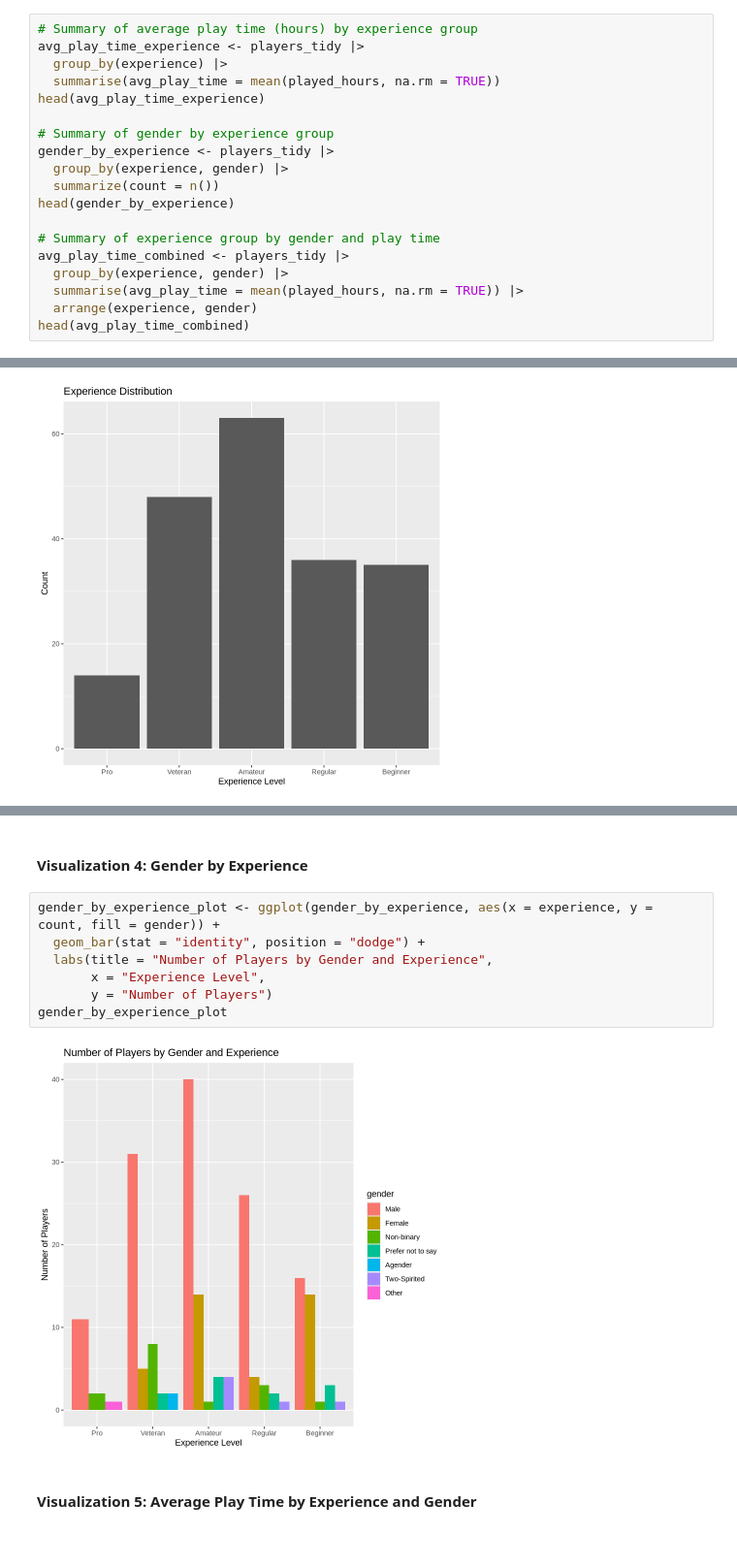
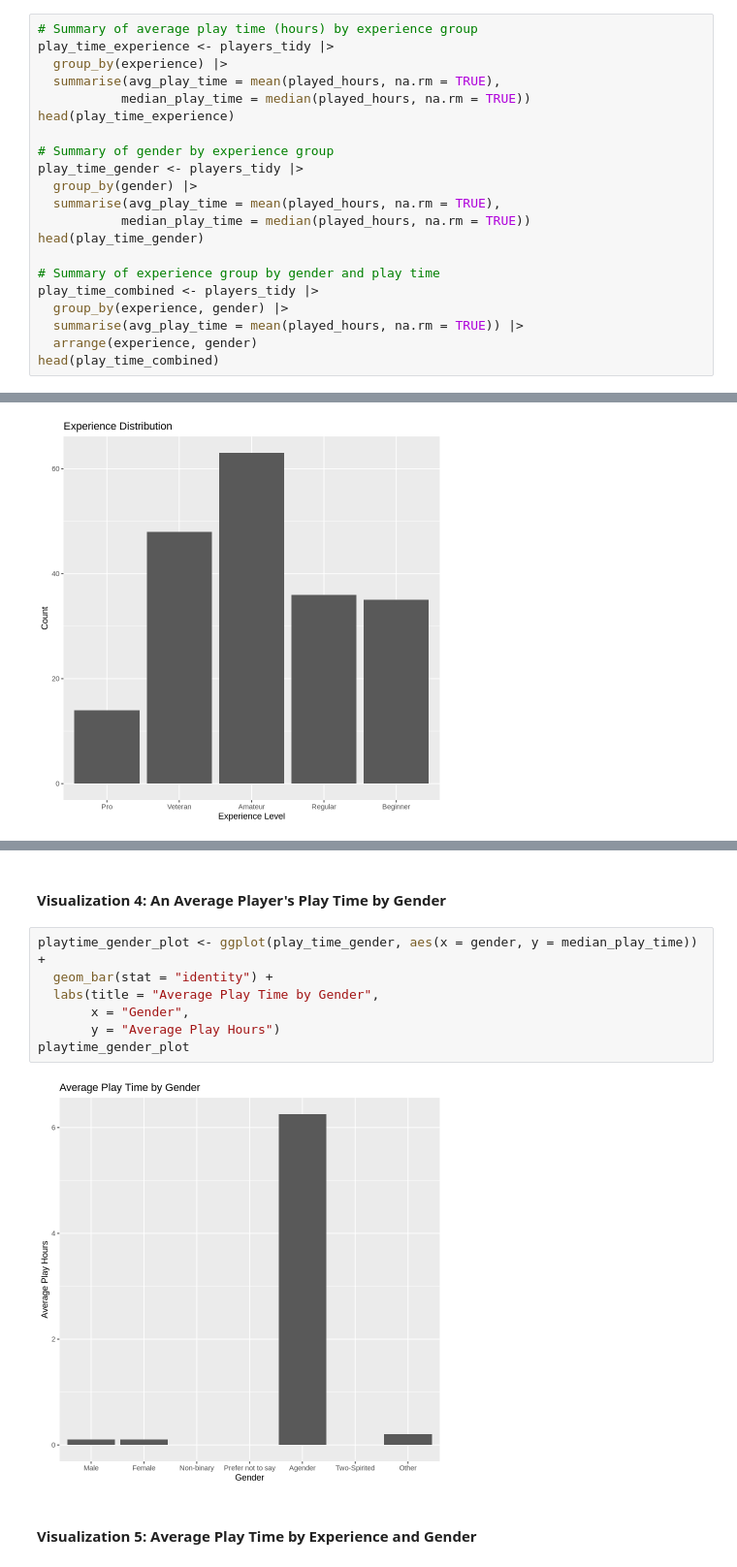
Before and after one commit to crowbirdy/project-003-29, a Jupyter notebook: Final_project.ipynb, the cells around one changed output, grey strips where cells are left out. Shown at 97% size. Drawn from its saved outputs; the diff is of its cells as text.

```diff
--- a/Final_project.ipynb
+++ b/Final_project.ipynb
@@ -143,21 +163,23 @@ A tibble: 5 × 2
 ### **2. Exploratory Data Analysis**
 # %%
 # Summary of average play time (hours) by experience group
-avg_play_time_experience <- players_tidy |>
+play_time_experience <- players_tidy |>
   group_by(experience) |>
-  summarise(avg_play_time = mean(played_hours, na.rm = TRUE))
-head(avg_play_time_experience)
+  summarise(avg_play_time = mean(played_hours, na.rm = TRUE),
+           median_play_time = median(played_hours, na.rm = TRUE))
+head(play_time_experience)
 
 # Summary of gender by experience group
-gender_by_experience <- players_tidy |>
-  group_by(experience, gender) |>
-  summarize(count = n())
-head(gender_by_experience)
+play_time_gender <- players_tidy |>
+  group_by(gender) |>
+  summarise(avg_play_time = mean(played_hours, na.rm = TRUE),
+           median_play_time = median(played_hours, na.rm = TRUE))
+head(play_time_gender)
 
 # Summary of experience group by gender and play time
-avg_play_time_combined <- players_tidy |>
+play_time_combined <- players_tidy |>
   group_by(experience, gender) |>
   summarise(avg_play_time = mean(played_hours, na.rm = TRUE)) |>
   arrange(experience, gender)
-head(avg_play_time_combined)
+head(play_time_combined)
 # %% [output]
@@ -231,16 +251,16 @@ playtime_experience_plot
 # %% [output]
 [figure]
 # %% [markdown]
-#### Visualization 4: Gender by Experience
+#### Visualization 4: An Average Player's Play Time by Gender
 # %%
-gender_by_experience_plot <- ggplot(gender_by_experience, aes(x = experience, y = count, fill = gender)) +
-  geom_bar(stat = "identity", position = "dodge") +
-  labs(title = "Number of Players by Gender and Experience",
-       x = "Experience Level",
-       y = "Number of Players")
-gender_by_experience_plot
+playtime_gender_plot <- ggplot(play_time_gender, aes(x = gender, y = median_play_time)) +
+  geom_bar(stat = "identity") +
+  labs(title = "Average Play Time by Gender",
+       x = "Gender",
+       y = "Average Play Hours")
+playtime_gender_plot
 # %% [output]
-[figure, old version]
+[figure, new version]
 # %% [markdown]
 #### Visualization 5: Average Play Time by Experience and Gender
 # %%
```
Also changed, not shown: parts of 8 cells of this notebook.
